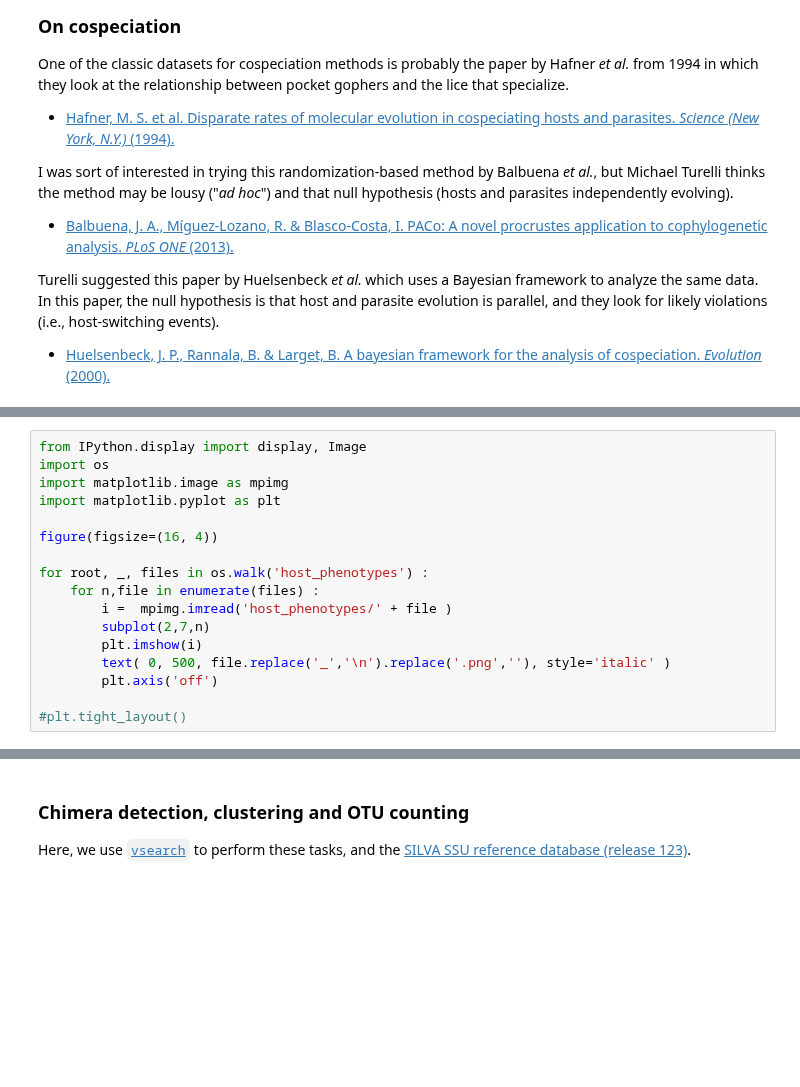
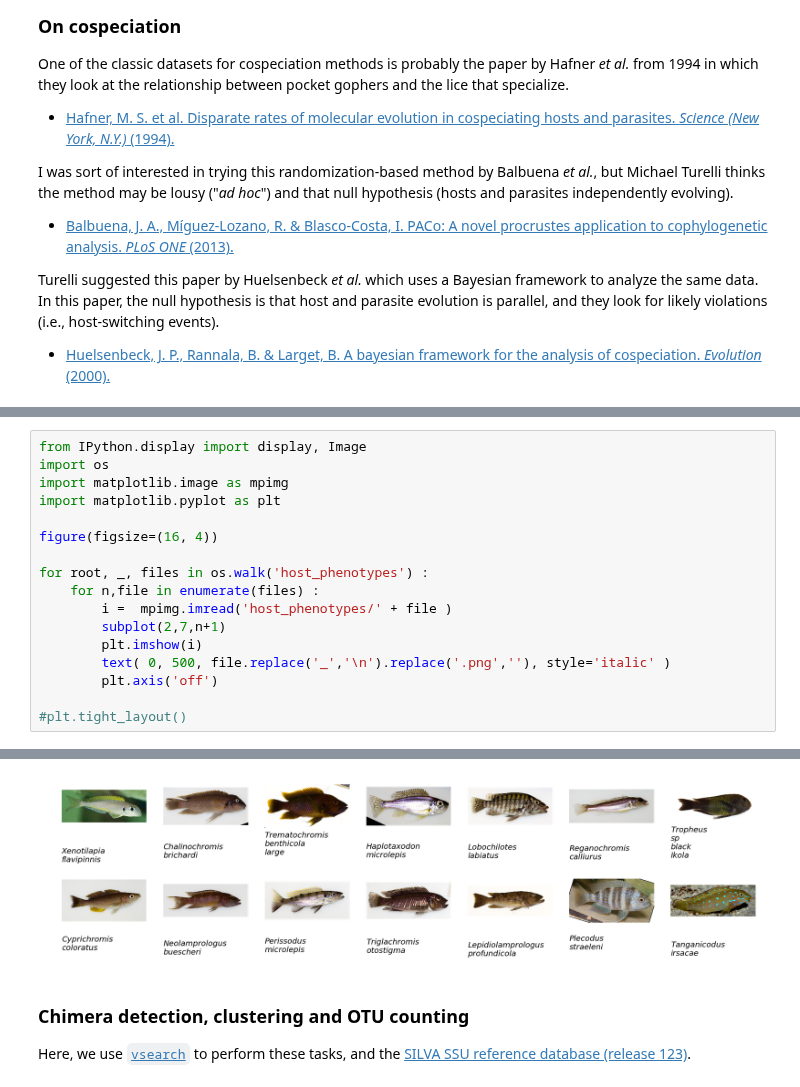
Before and after one commit to ryneches/fishpoo, a Jupyter notebook: fishpoo.ipynb, the cells around one changed output, grey strips where cells are left out. Cells and saved outputs as stored; diff of their text form; blank space fills up the shorter version.

```diff
--- a/fishpoo.ipynb
+++ b/fishpoo.ipynb
@@ -85,7 +84,7 @@ figure(figsize=(16, 4))
 for root, _, files in os.walk('host_phenotypes') :
     for n,file in enumerate(files) :
         i =  mpimg.imread('host_phenotypes/' + file )
-        subplot(2,7,n)
+        subplot(2,7,n+1)
         plt.imshow(i)
         text( 0, 500, file.replace('_','\n').replace('.png',''), style='italic' )
         plt.axis('off')
@@ -96,3 +94,4 @@ for root, _, files in os.walk('host_phenotypes') :
+[figure, added]
 # %% [markdown]
 ### Chimera detection, clustering and OTU counting
 
```
Also changed, not shown: parts of 10 cells of this notebook.
